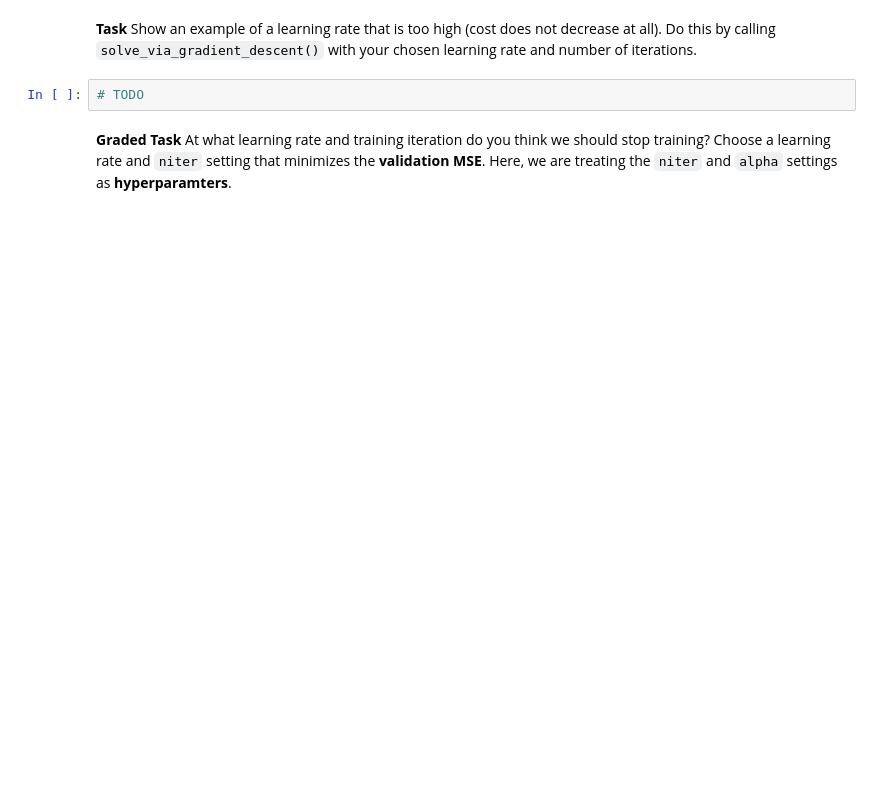
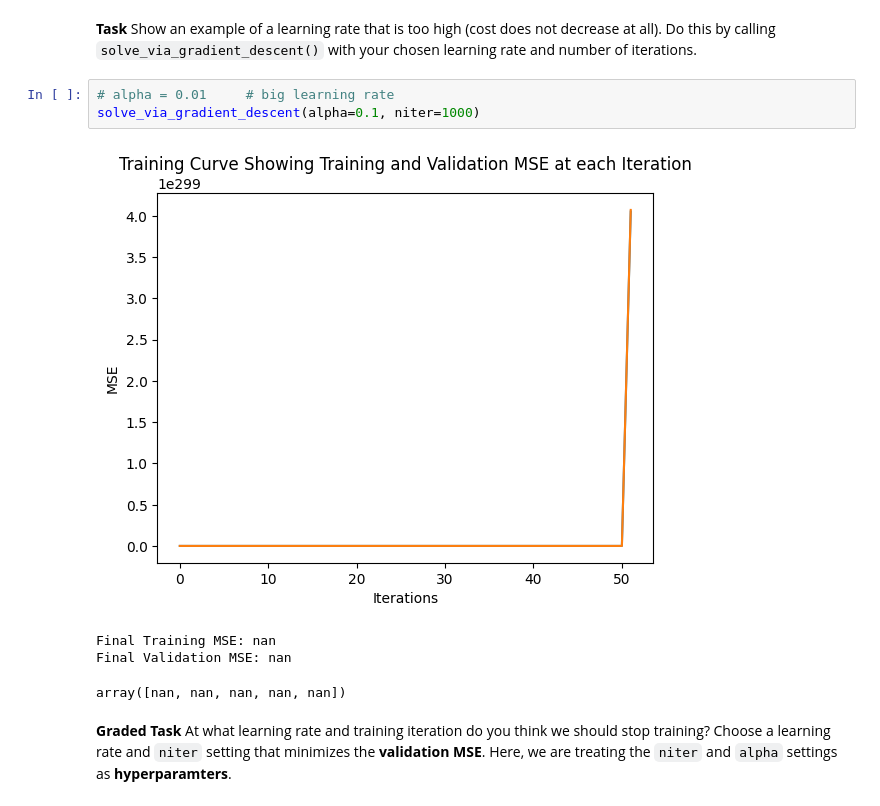
Before and after one commit to hhcgoodluck/CSC311-Introduction-to-Machine-Learning, a Jupyter notebook: lab03.ipynb, the cells around one changed output. Cells and saved outputs as stored; diff of their text form; blank space fills up the shorter version.

```diff
--- a/lab03.ipynb
+++ b/lab03.ipynb
@@ -363,7 +456,13 @@ solve_via_gradient_descent(alpha=0.0001, niter=500)
 # %% [markdown]
 **Task** Show an example of a learning rate that is too high (cost does not decrease at all). Do this by calling `solve_via_gradient_descent()` with your chosen learning rate and number of iterations.
 # %%
-# TODO
+# alpha = 0.01     # big learning rate
+solve_via_gradient_descent(alpha=0.1, niter=1000)
+# %% [output]
+[figure, added]
+Final Training MSE: nan
+Final Validation MSE: nan
+array([nan, nan, nan, nan, nan])
 # %% [markdown]
 **Graded Task** At what learning rate and training iteration do you think we should stop training?
 Choose a learning rate and `niter` setting that minimizes the **validation MSE**.
```
Also changed, not shown: parts of 15 cells of this notebook.
